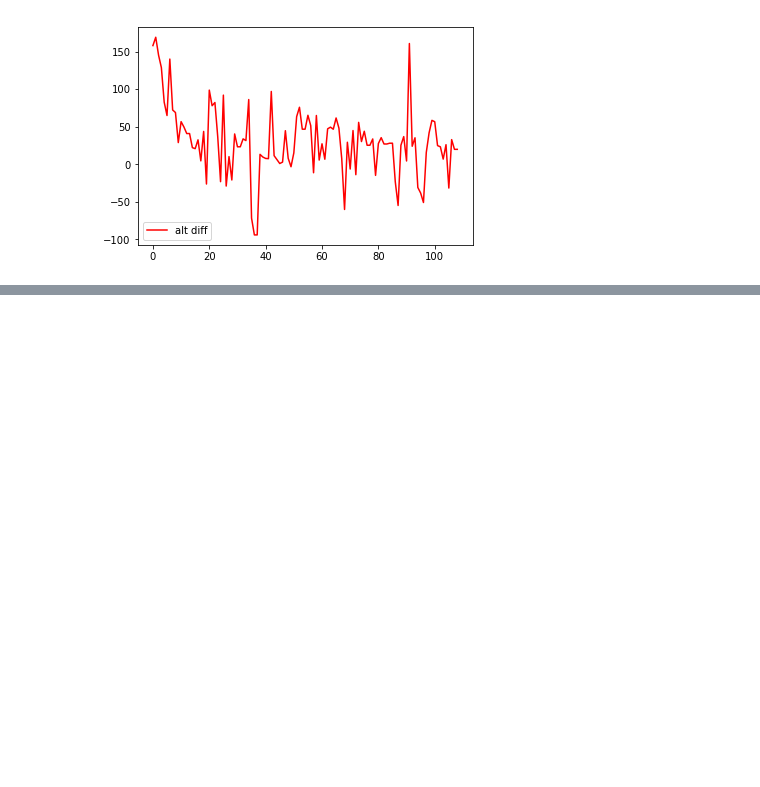
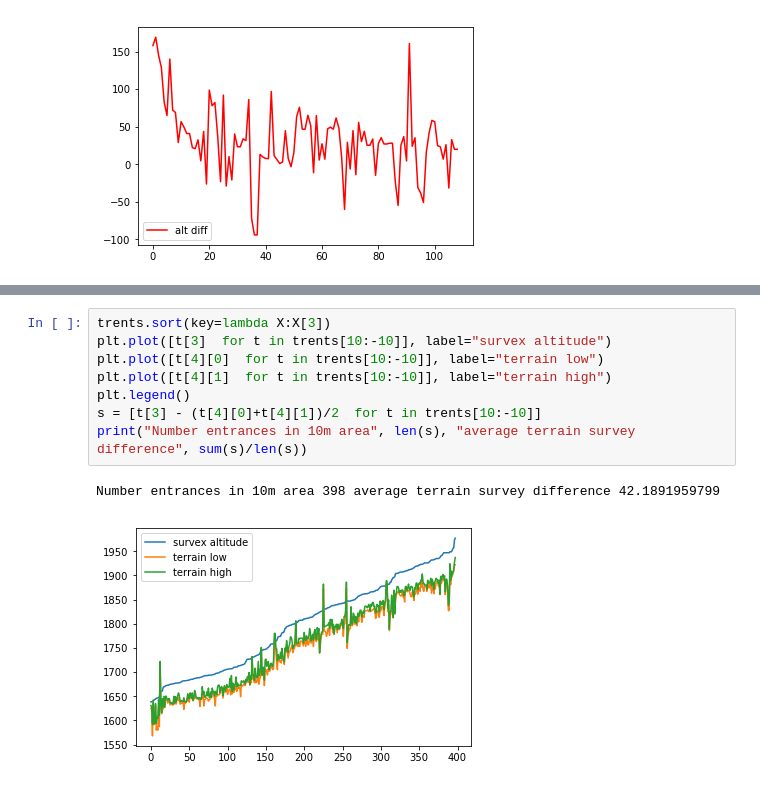
Before and after one commit to goatchurchprime/goatchurchprime.github.io, a Jupyter notebook: Loser1terrain.ipynb, the cells around one changed output, grey strips where cells are left out. Saved outputs shown, nothing was run; the diff lists cells and outputs as text; blank space fills up the shorter version.

```diff
--- a/Loser1terrain.ipynb
+++ b/Loser1terrain.ipynb
@@ -104,0 +177,11 @@ src_ds.show()
+# %%
+trents.sort(key=lambda X:X[3])
+plt.plot([t[3]  for t in trents[10:-10]], label="survex altitude")
+plt.plot([t[4][0]  for t in trents[10:-10]], label="terrain low")
+plt.plot([t[4][1]  for t in trents[10:-10]], label="terrain high")
+plt.legend()
+s = [t[3] - (t[4][0]+t[4][1])/2  for t in trents[10:-10]]
+print("Number entrances in 10m area", len(s), "average terrain survey difference", sum(s)/len(s))
+# %% [output]
+Number entrances in 10m area 398 average terrain survey difference 42.1891959799
+[figure, added]
```
Also changed, not shown: parts of 19 cells of this notebook.
